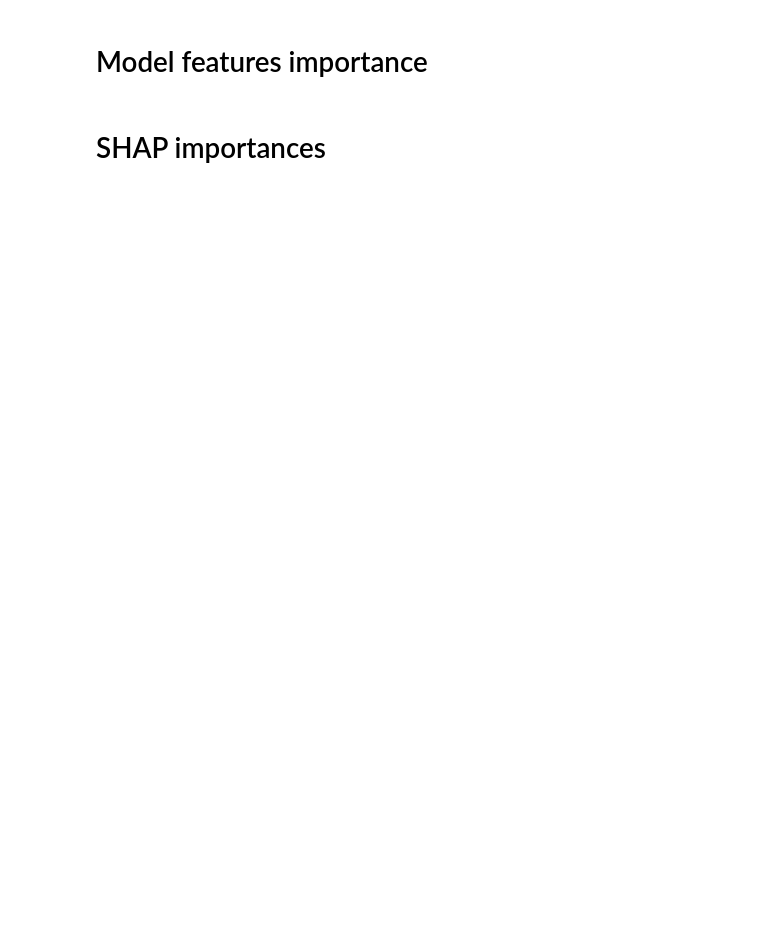
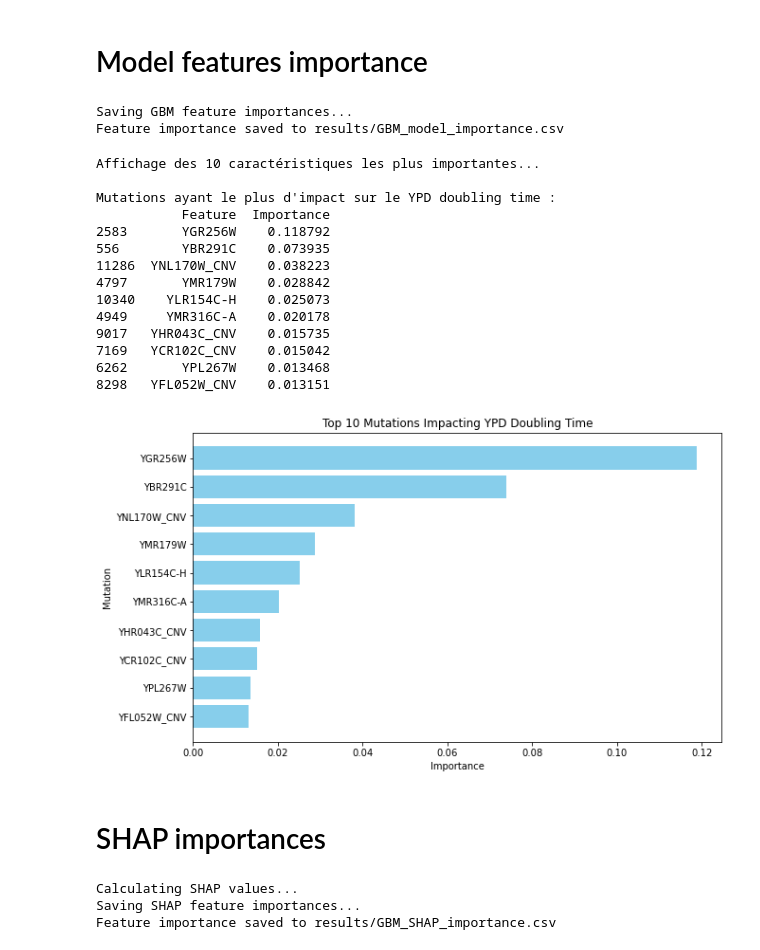
Before and after one commit to paolabiocchi/Yeast_Project, a Jupyter notebook: model_GBM.ipynb, the cells around one changed output. Cells and saved outputs as stored; diff of their text form; code cells hidden in the pictures; blank space fills up the shorter version.

Commit message:
runs models

```diff
--- a/model_GBM.ipynb
+++ b/model_GBM.ipynb
@@ -41,14 +37,17 @@ Définition des paramètres pour la recherche aléatoire...
 # %%
 n_iterations = 100
 cross_val = 3
-num_jobs = -1
+random_search = RandomizedSearchCV(
+    estimator=GradientBoostingRegressor(random_state=42),
+    param_distributions=GBM_distributions,
+    n_iter=n_iterations,
+    verbose=2,
+    cv=cross_val,
+    n_jobs=-1,
+    random_state=42
+)
 
-multireg = MultiOutputRegressor(RandomizedSearchCV(
-    GradientBoostingRegressor(loss="squared_error", n_iter_no_change=5),
-    GBM_distributions,
-    n_iter=n_iterations,
-    verbose=10,
-    cv=cross_val,
-    n_jobs=num_jobs
-)).fit(X, Y)
+# Fit the model
+print("Running hyperparameter tuning for Gradient Boosting...")
+random_search.fit(X, Y)
 # %% [output]
@@ -72,5 +83,4 @@ Fitting 3 folds for each of 100 candidates, totalling 300 fits
 # %%
-# Get the best model and parameters
-best_model = multireg.best_estimator_
-best_params = multireg.best_params_
+best_model = random_search.best_estimator_
+best_params = random_search.best_params_
 print("\nBest hyperparameters:", best_params)
@@ -83,37 +101,56 @@ print(f"\nR² Score: {r2:.4f}, Mean Squared Error: {mse:.4f}")
 # %% [markdown]
 # Model features importance
 # %%
-# Save feature importance
 print("Saving GBM feature importances...")
+
 save_feature_importance(
     features=X.columns,
     importance_scores=best_model.feature_importances_,
     method="model",
     model_name="GBM"
 )
+# %% [output]
+Saving GBM feature importances...
+Feature importance saved to results/GBM_model_importance.csv
 # %%
 # Afficher et tracer les 10 caractéristiques les plus importantes
 print("Affichage des 10 caractéristiques les plus importantes...")
 feature_importances_df = pd.DataFrame({
     "Feature": X.columns,
-    "Importance": best_lgbm.feature_importances_
+    "Importance": best_model.feature_importances_
 }).sort_values(by="Importance", ascending=False)
 
 # Sélectionner les 10 caractéristiques les plus importantes
 top_mutations = feature_importances_df.head(10)
 
 # Afficher dans la console
 print("\nMutations ayant le plus d'impact sur le YPD doubling time :")
 print(top_mutations)
 
 # Créer le graphique
 plt.figure(figsize=(10, 6))
 plt.barh(top_mutations["Feature"], top_mutations["Importance"], color="skyblue")
 plt.xlabel("Importance")
 plt.ylabel("Mutation")
 plt.title("Top 10 Mutations Impacting YPD Doubling Time")
 plt.gca().invert_yaxis()
 plt.show()
+# %% [output]
+Affichage des 10 caractéristiques les plus importantes...
+
+Mutations ayant le plus d'impact sur le YPD doubling time :
+           Feature  Importance
+2583       YGR256W    0.118792
+556        YBR291C    0.073935
+11286  YNL170W_CNV    0.038223
+4797       YMR179W    0.028842
+10340    YLR154C-H    0.025073
+4949     YMR316C-A    0.020178
+9017   YHR043C_CNV    0.015735
+7169   YCR102C_CNV    0.015042
+6262       YPL267W    0.013468
+8298   YFL052W_CNV    0.013151
+[figure, added]
 # %% [markdown]
 # SHAP importances
 # %%
@@ -131,6 +168,10 @@ save_feature_importance(
     method="SHAP",
     model_name="GBM"
 )
+# %% [output]
+Calculating SHAP values...
+Saving SHAP feature importances...
+Feature importance saved to results/GBM_SHAP_importance.csv
 # %%
 # Generate SHAP summary plots
 print("Generating SHAP plots...")
```
Also changed, not shown: parts of 7 cells of this notebook, 3 other files.
